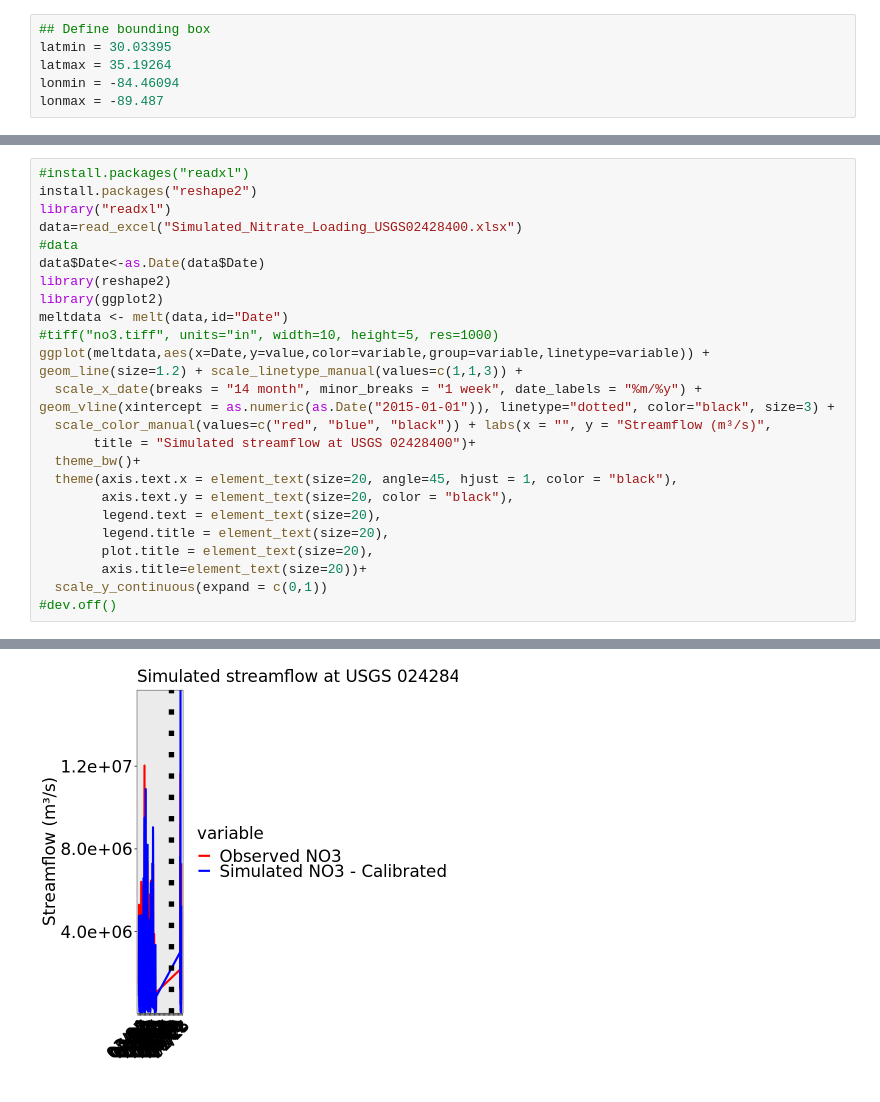
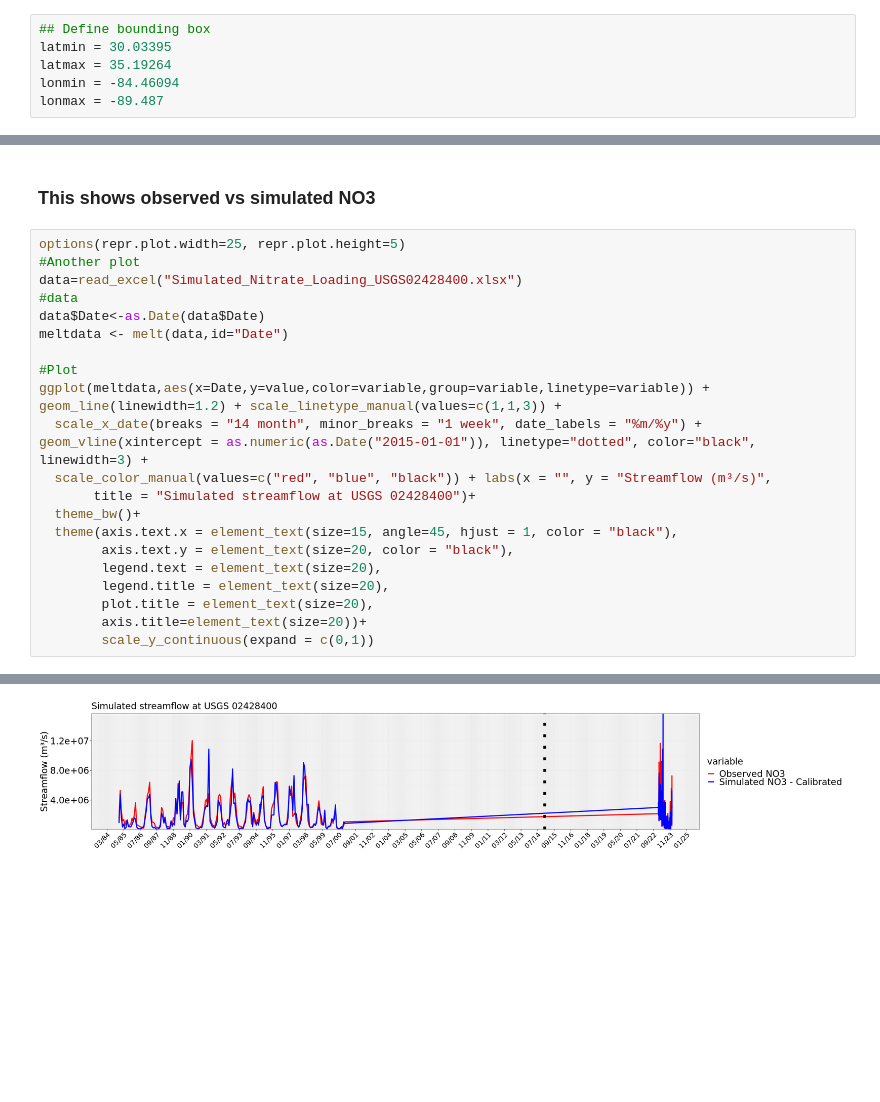
Before and after one commit to oybcst/Watershed-modeling, a Jupyter notebook: index.ipynb, the cells around one changed output, grey strips where cells are left out. Saved outputs shown, nothing was run; the diff lists cells and outputs as text; blank space fills up the shorter version.

```diff
--- a/index.ipynb
+++ b/index.ipynb
@@ -98,25 +84,24 @@ plot(df$Observed.NO3,df$Simulated.NO3...Calibrated,ylab="Temperature",xlab='')
+# %% [markdown]
+### This shows observed vs simulated NO3
 # %%
-#install.packages("readxl")
-install.packages("reshape2")
-library("readxl")
+options(repr.plot.width=25, repr.plot.height=5)
+#Another plot
 data=read_excel("Simulated_Nitrate_Loading_USGS02428400.xlsx")
 #data
 data$Date<-as.Date(data$Date)
-library(reshape2)
-library(ggplot2)
 meltdata <- melt(data,id="Date")
-#tiff("no3.tiff", units="in", width=10, height=5, res=1000)
-ggplot(meltdata,aes(x=Date,y=value,color=variable,group=variable,linetype=variable)) + geom_line(size=1.2) + scale_linetype_manual(values=c(1,1,3)) +
-  scale_x_date(breaks = "14 month", minor_breaks = "1 week", date_labels = "%m/%y") + geom_vline(xintercept = as.numeric(as.Date("2015-01-01")), linetype="dotted", color="black", size=3) +
+
+#Plot
+ggplot(meltdata,aes(x=Date,y=value,color=variable,group=variable,linetype=variable)) + geom_line(linewidth=1.2) + scale_linetype_manual(values=c(1,1,3)) +
+  scale_x_date(breaks = "14 month", minor_breaks = "1 week", date_labels = "%m/%y") + geom_vline(xintercept = as.numeric(as.Date("2015-01-01")), linetype="dotted", color="black", linewidth=3) +
   scale_color_manual(values=c("red", "blue", "black")) + labs(x = "", y = "Streamflow (m³/s)",
        title = "Simulated streamflow at USGS 02428400")+
   theme_bw()+
-  theme(axis.text.x = element_text(size=20, angle=45, hjust = 1, color = "black"),
+  theme(axis.text.x = element_text(size=15, angle=45, hjust = 1, color = "black"),
         axis.text.y = element_text(size=20, color = "black"),
         legend.text = element_text(size=20),
         legend.title = element_text(size=20),
         plot.title = element_text(size=20),
         axis.title=element_text(size=20))+
-  scale_y_continuous(expand = c(0,1))
-#dev.off()
+        scale_y_continuous(expand = c(0,1))
 # %% [output]
@@ -125 +108 @@ Installing package into ‘/srv/rlibs’
-[figure, old version]
+[figure, new version]
```
Also changed, not shown: parts of 14 cells of this notebook.
